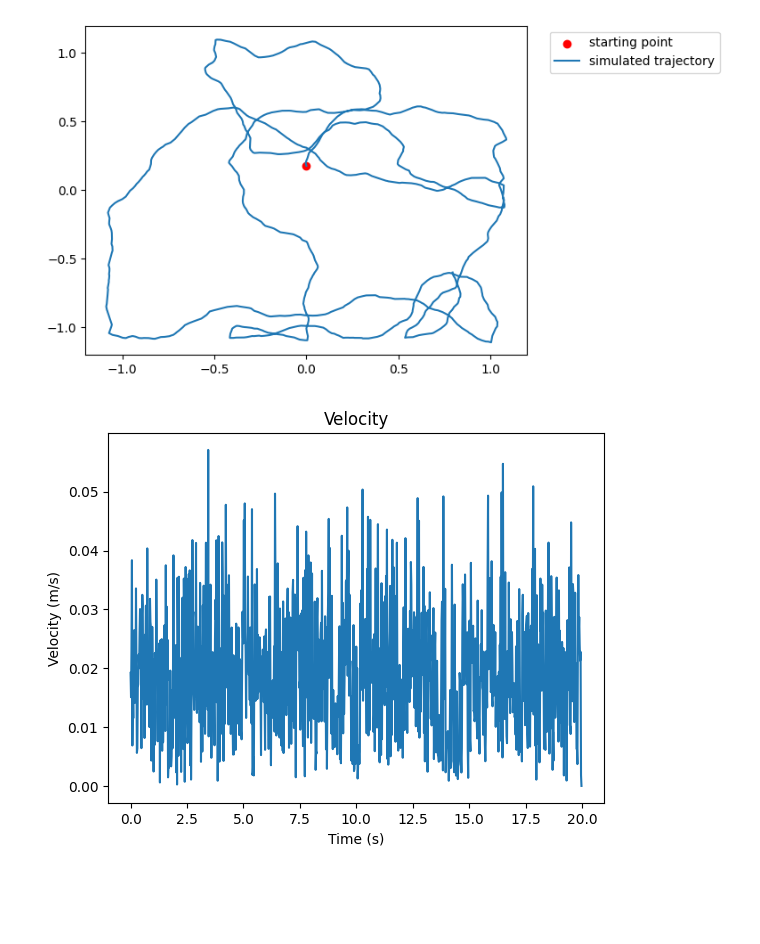
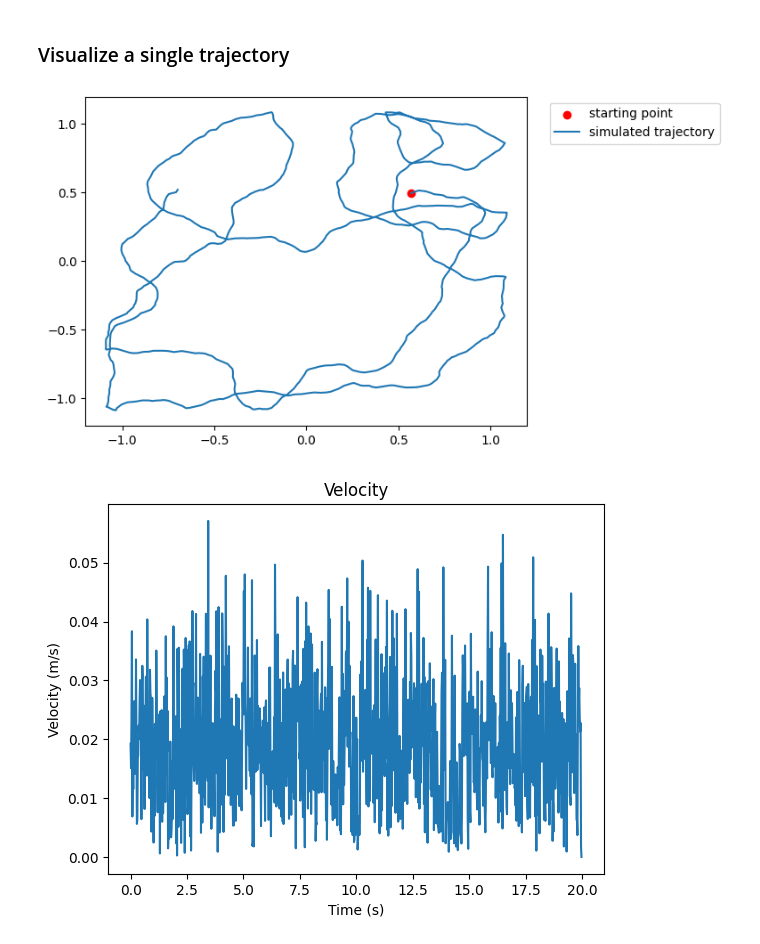
Before and after one commit to nguyen-td/activation-patterns, a Jupyter notebook: generate_trajectories.ipynb, the cells around one changed output. Drawn from its saved outputs; the diff is of its cells as text; code cells hidden in the pictures; blank space fills up the shorter version.

Commit message:
generate multiple trajectories at once

```diff
--- a/generate_trajectories.ipynb
+++ b/generate_trajectories.ipynb
@@ -5,6 +5,8 @@ from trajectory_generator import TrajectoryGenerator
 
 %load_ext autoreload
 %autoreload 2
+# %% [markdown]
+### Visualize a single trajectory
 # %%
 T = 20  # duration of simulated trajectories (seconds)
 srate = 50  # sampling rate (Hz)
@@ -13,20 +15,22 @@ border_region = 0.03  # max. distance to wall
 sequence_length = T * srate  # number of steps in trajectory
 box_width = 2.2       # width of training environment
 box_height = 2.2      # height of training environment
+batch_size = 5
 
-trajectory_generator = TrajectoryGenerator(sequence_length, border_region)
-positions, velocity, head_dir = trajectory_generator.generate_trajectory(box_width, box_height)
+trajectory_generator = TrajectoryGenerator(sequence_length, border_region, box_width, box_height, batch_size)
+positions, velocity, head_dir = trajectory_generator.generate_trajectory()
 # %%
-plt.scatter(positions[0,0], positions[0,1], color = 'red', label = 'starting point')
-plt.plot(positions[:,0], positions[:,1], label = 'simulated trajectory')
+traj_idx = 3
+plt.scatter(positions[traj_idx, 0, 0], positions[traj_idx, 0, 1], color = 'red', label = 'starting point')
+plt.plot(positions[traj_idx, :, 0], positions[traj_idx, :, 1], label = 'simulated trajectory')
 plt.xlim(-1.2, 1.2)
 plt.ylim(-1.2, 1.2)
 plt.legend(bbox_to_anchor=(1.45, 1.))
 
 # plt.savefig('sim_trajectory.png', bbox_inches='tight')
 plt.show()
 # %% [output]
-[figure, old version]
+[figure, new version]
 # %%
 n_samples = np.arange(0, sequence_length, 1) / srate
 plt.plot(n_samples, velocity)
```
Also changed, not shown: parts of 3 cells of this notebook, 2 other files.
